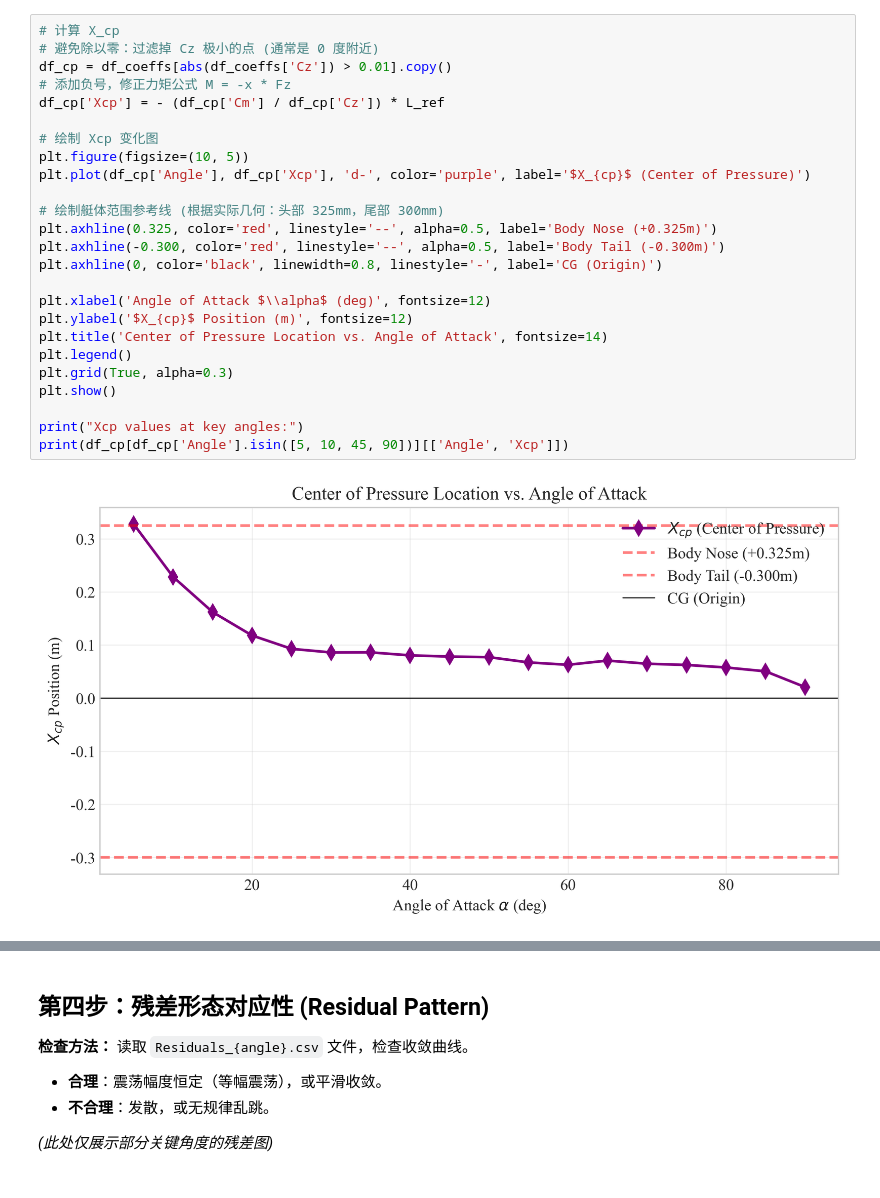
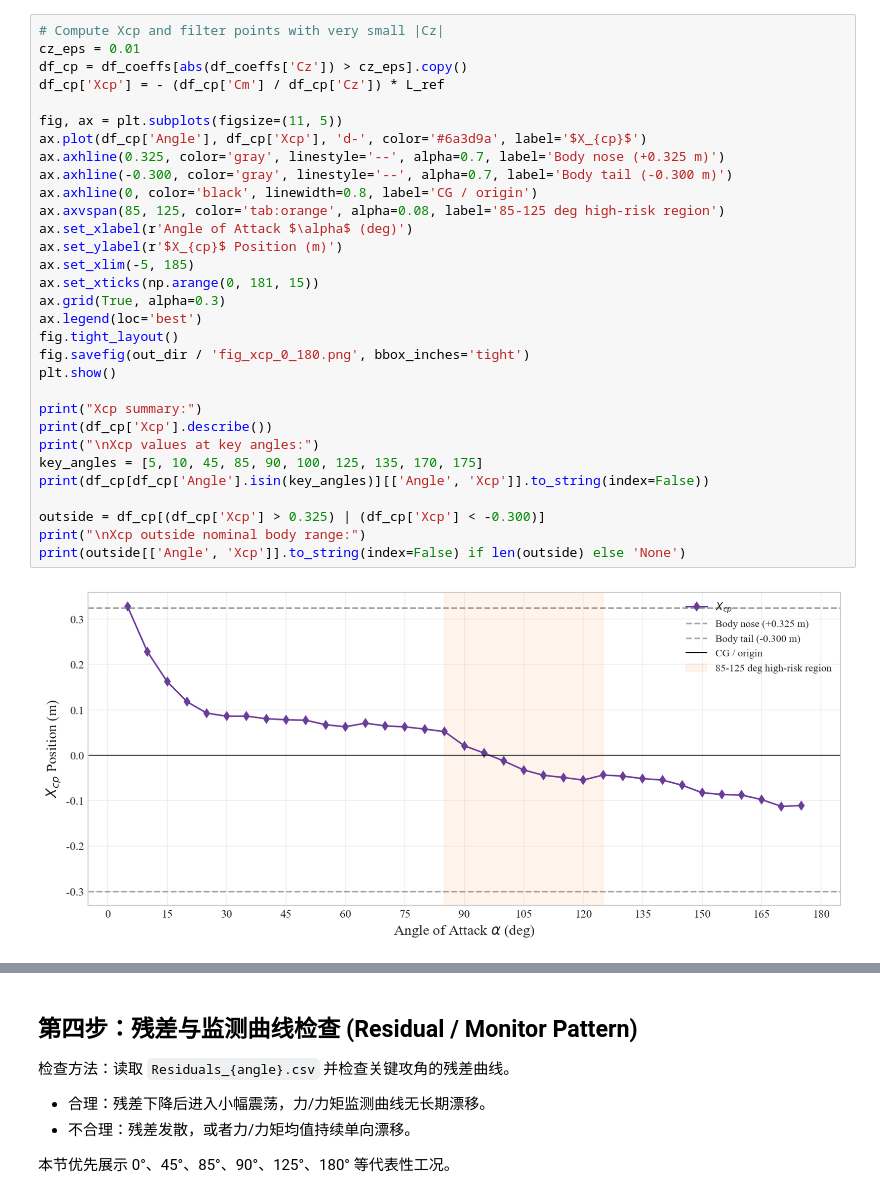
Before and after one commit to caneatonly/AD_v2_stage1_analysis, a Jupyter notebook: CFD_data_review.ipynb, the cells around one changed output, grey strips where cells are left out. Cells and saved outputs as stored; diff of their text form.

```diff
--- a/CFD_data_review.ipynb
+++ b/CFD_data_review.ipynb
@@ -242,27 +308,33 @@ $$X_{cp}(\alpha) \approx - \frac{C_m(\alpha)}{C_z(\alpha)} \cdot L_{ref}$$
 # %%
-# 计算 X_cp
-# 避免除以零：过滤掉 Cz 极小的点 (通常是 0 度附近)
-df_cp = df_coeffs[abs(df_coeffs['Cz']) > 0.01].copy()
-# 添加负号，修正力矩公式 M = -x * Fz
+# Compute Xcp and filter points with very small |Cz|
+cz_eps = 0.01
+df_cp = df_coeffs[abs(df_coeffs['Cz']) > cz_eps].copy()
 df_cp['Xcp'] = - (df_cp['Cm'] / df_cp['Cz']) * L_ref
 
-# 绘制 Xcp 变化图
-plt.figure(figsize=(10, 5))
-plt.plot(df_cp['Angle'], df_cp['Xcp'], 'd-', color='purple', label='$X_{cp}$ (Center of Pressure)')
-
-# 绘制艇体范围参考线 (根据实际几何：头部 325mm，尾部 300mm)
-plt.axhline(0.325, color='red', linestyle='--', alpha=0.5, label='Body Nose (+0.325m)')
-plt.axhline(-0.300, color='red', linestyle='--', alpha=0.5, label='Body Tail (-0.300m)')
-plt.axhline(0, color='black', linewidth=0.8, linestyle='-', label='CG (Origin)')
-
-plt.xlabel('Angle of Attack $\\alpha$ (deg)', fontsize=12)
-plt.ylabel('$X_{cp}$ Position (m)', fontsize=12)
-plt.title('Center of Pressure Location vs. Angle of Attack', fontsize=14)
-plt.legend()
-plt.grid(True, alpha=0.3)
+fig, ax = plt.subplots(figsize=(11, 5))
+ax.plot(df_cp['Angle'], df_cp['Xcp'], 'd-', color='#6a3d9a', label='$X_{cp}$')
+ax.axhline(0.325, color='gray', linestyle='--', alpha=0.7, label='Body nose (+0.325 m)')
+ax.axhline(-0.300, color='gray', linestyle='--', alpha=0.7, label='Body tail (-0.300 m)')
+ax.axhline(0, color='black', linewidth=0.8, label='CG / origin')
+ax.axvspan(85, 125, color='tab:orange', alpha=0.08, label='85-125 deg high-risk region')
+ax.set_xlabel(r'Angle of Attack $\alpha$ (deg)')
+ax.set_ylabel(r'$X_{cp}$ Position (m)')
+ax.set_xlim(-5, 185)
+ax.set_xticks(np.arange(0, 181, 15))
+ax.grid(True, alpha=0.3)
+ax.legend(loc='best')
+fig.tight_layout()
+fig.savefig(out_dir / 'fig_xcp_0_180.png', bbox_inches='tight')
 plt.show()
 
-print("Xcp values at key angles:")
-print(df_cp[df_cp['Angle'].isin([5, 10, 45, 90])][['Angle', 'Xcp']])
+print("Xcp summary:")
+print(df_cp['Xcp'].describe())
+print("\nXcp values at key angles:")
+key_angles = [5, 10, 45, 85, 90, 100, 125, 135, 170, 175]
+print(df_cp[df_cp['Angle'].isin(key_angles)][['Angle', 'Xcp']].to_string(index=False))
+
+outside = df_cp[(df_cp['Xcp'] > 0.325) | (df_cp['Xcp'] < -0.300)]
+print("\nXcp outside nominal body range:")
+print(outside[['Angle', 'Xcp']].to_string(index=False) if len(outside) else 'None')
 # %% [output]
-[figure, old version]
+[figure, new version]
@@ -275,11 +358,11 @@ Xcp values at key angles:
 # %% [markdown]
-## 第四步：残差形态对应性 (Residual Pattern)
+## 第四步：残差与监测曲线检查 (Residual / Monitor Pattern)
 
-**检查方法：**
-读取 `Residuals_{angle}.csv` 文件，检查收敛曲线。
-*   **合理**：震荡幅度恒定（等幅震荡），或平滑收敛。
-*   **不合理**：发散，或无规律乱跳。
+检查方法：读取 `Residuals_{angle}.csv` 并检查关键攻角的残差曲线。
 
-*(此处仅展示部分关键角度的残差图)*
+- 合理：残差下降后进入小幅震荡，力/力矩监测曲线无长期漂移。
+- 不合理：残差发散，或者力/力矩均值持续单向漂移。
+
+本节优先展示 0°、45°、85°、90°、125°、180° 等代表性工况。
 # %%
 def plot_residuals(angles_to_check):
```
Also changed, not shown: parts of 12 cells of this notebook, 7 other files.
